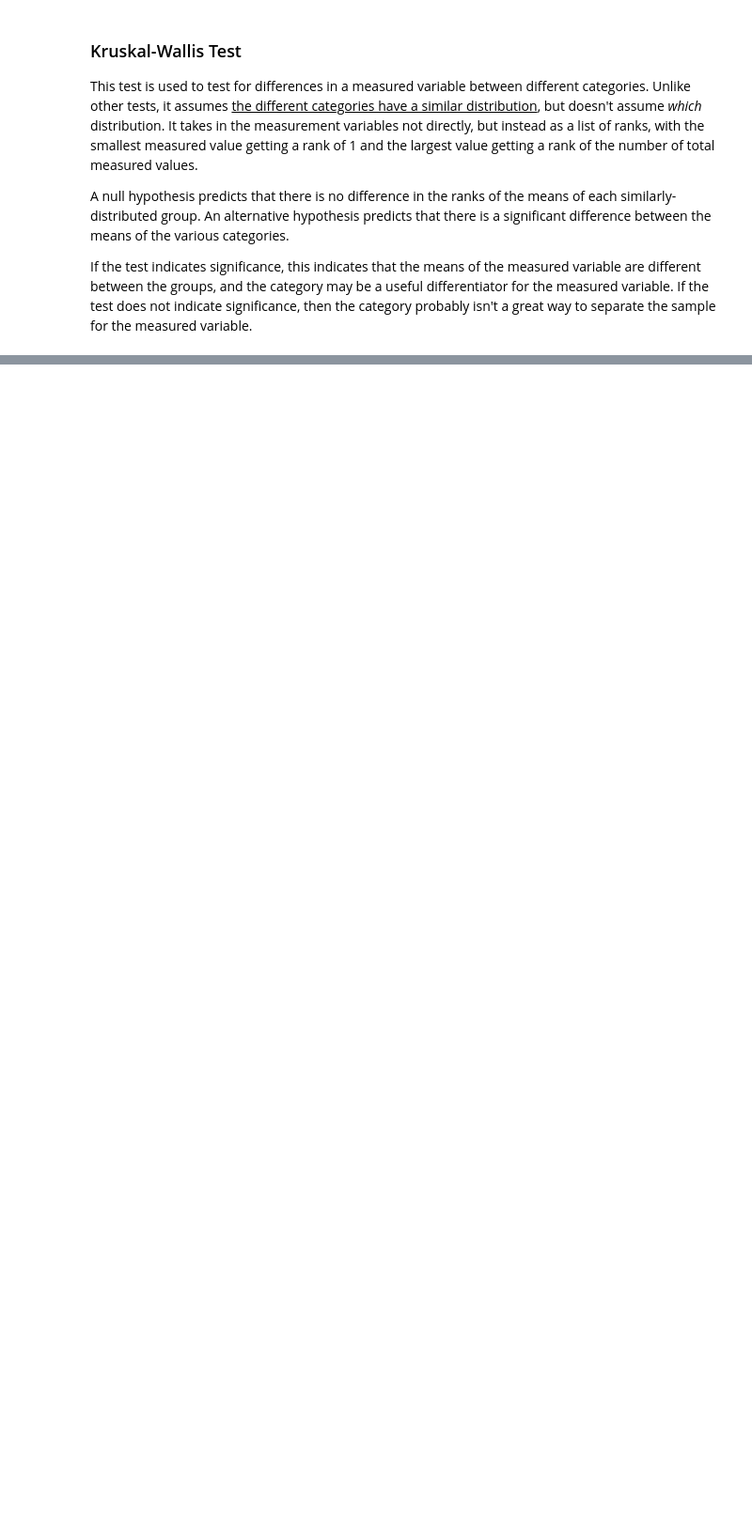
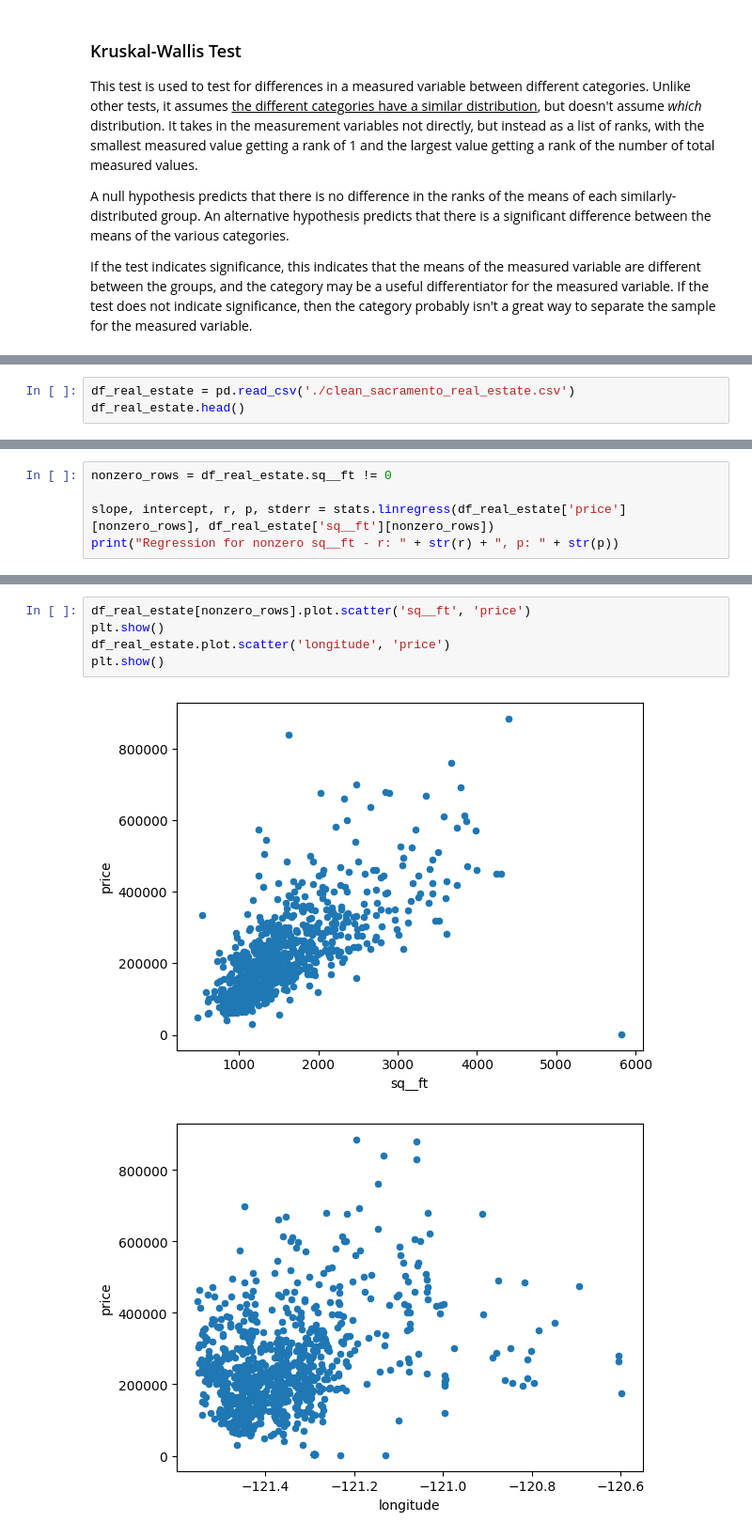
Before and after one commit to JacksonRolando/DataScience, a Jupyter notebook: 3_EDA_Stats/Rolando_lab3.ipynb, the cells around one changed output, grey strips where cells are left out. Shown at 94% size. Cells and saved outputs as stored; diff of their text form; blank space fills up the shorter version.

```diff
--- a/3_EDA_Stats/Rolando_lab3.ipynb
+++ b/3_EDA_Stats/Rolando_lab3.ipynb
@@ -61,0 +69,3 @@ If the test indicates significance, this indicates that the means of the measure
+# %%
+df_real_estate = pd.read_csv('./clean_sacramento_real_estate.csv')
+df_real_estate.head()
@@ -61,0 +92,5 @@ If the test indicates significance, this indicates that the means of the measure
+# %%
+nonzero_rows = df_real_estate.sq__ft != 0
+
+slope, intercept, r, p, stderr = stats.linregress(df_real_estate['price'][nonzero_rows], df_real_estate['sq__ft'][nonzero_rows])
+print("Regression for nonzero sq__ft - r: " + str(r) + ", p: " + str(p))
@@ -61,0 +99,8 @@ If the test indicates significance, this indicates that the means of the measure
+# %%
+df_real_estate[nonzero_rows].plot.scatter('sq__ft', 'price')
+plt.show()
+df_real_estate.plot.scatter('longitude', 'price')
+plt.show()
+# %% [output]
+[figure, added]
+[figure, added]
```
Also changed, not shown: parts of 25 cells of this notebook, 2 other files.
